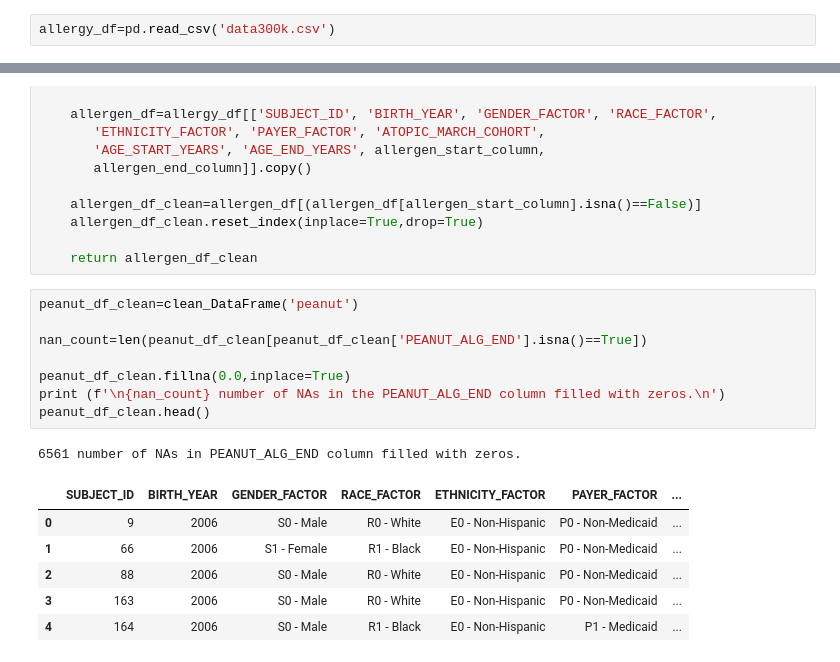
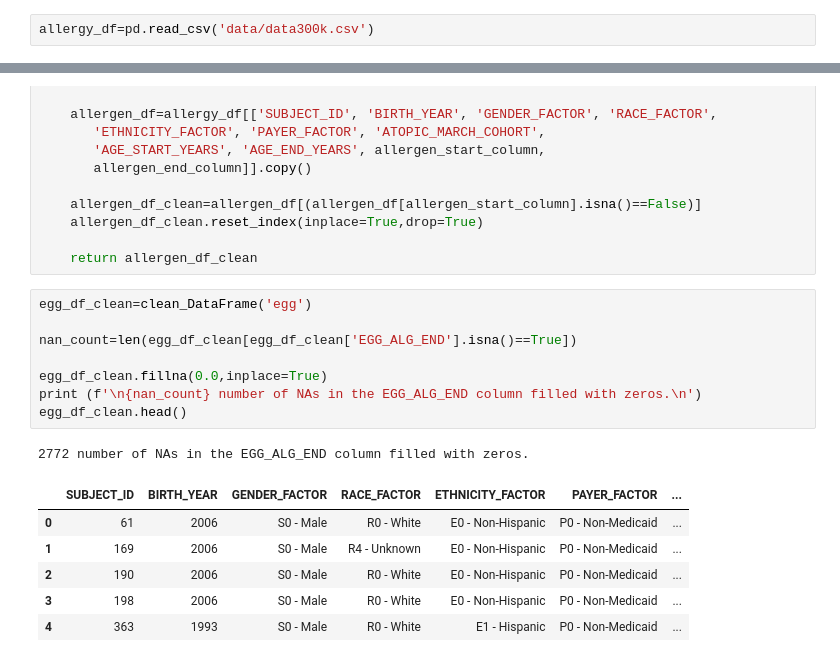
Before and after one commit to leahkrause/project_1, a Jupyter notebook: Allergy.ipynb, the cells around one changed output, grey strips where cells are left out. Drawn from its saved outputs; the diff is of its cells as text.

```diff
--- a/Allergy.ipynb
+++ b/Allergy.ipynb
@@ -3,7 +3,7 @@ import pandas as pd
 import numpy as np
 import matplotlib.pyplot as plt
 # %%
-allergy_df=pd.read_csv('data300k.csv')
+allergy_df=pd.read_csv('data/data300k.csv')
 # %%
 allergy_df.describe()
 # %% [output]
@@ -158,18 +170,18 @@ def clean_DataFrame(allergen):
 
     return allergen_df_clean
 # %%
-peanut_df_clean=clean_DataFrame('peanut')
+egg_df_clean=clean_DataFrame('egg')
 
-nan_count=len(peanut_df_clean[peanut_df_clean['PEANUT_ALG_END'].isna()==True])
+nan_count=len(egg_df_clean[egg_df_clean['EGG_ALG_END'].isna()==True])
 
-peanut_df_clean.fillna(0.0,inplace=True)
-print (f'\n{nan_count} number of NAs in the PEANUT_ALG_END column filled with zeros.\n')
-peanut_df_clean.head()
+egg_df_clean.fillna(0.0,inplace=True)
+print (f'\n{nan_count} number of NAs in the EGG_ALG_END column filled with zeros.\n')
+egg_df_clean.head()
 # %% [output]
-6561 number of NAs in PEANUT_ALG_END column filled with zeros.
+2772 number of NAs in the EGG_ALG_END column filled with zeros.
 |  | SUBJECT_ID | BIRTH_YEAR | GENDER_FACTOR | RACE_FACTOR | ETHNICITY_FACTOR | PAYER_FACTOR | ... |
-| 0 | 9 | 2006 | S0 - Male | R0 - White | E0 - Non-Hispanic | P0 - Non-Medicaid | ... |
-| 1 | 66 | 2006 | S1 - Female | R1 - Black | E0 - Non-Hispanic | P0 - Non-Medicaid | ... |
-| 2 | 88 | 2006 | S0 - Male | R0 - White | E0 - Non-Hispanic | P0 - Non-Medicaid | ... |
-| 3 | 163 | 2006 | S0 - Male | R0 - White | E0 - Non-Hispanic | P0 - Non-Medicaid | ... |
-| 4 | 164 | 2006 | S0 - Male | R1 - Black | E0 - Non-Hispanic | P1 - Medicaid | ... |
+| 0 | 61 | 2006 | S0 - Male | R0 - White | E0 - Non-Hispanic | P0 - Non-Medicaid | ... |
+| 1 | 169 | 2006 | S0 - Male | R4 - Unknown | E0 - Non-Hispanic | P0 - Non-Medicaid | ... |
+| 2 | 190 | 2006 | S0 - Male | R0 - White | E0 - Non-Hispanic | P0 - Non-Medicaid | ... |
+| 3 | 198 | 2006 | S0 - Male | R0 - White | E0 - Non-Hispanic | P0 - Non-Medicaid | ... |
+| 4 | 363 | 1993 | S0 - Male | R0 - White | E1 - Hispanic | P0 - Non-Medicaid | ... |
```
Also changed, not shown: parts of 12 cells of this notebook, 4 other files.
